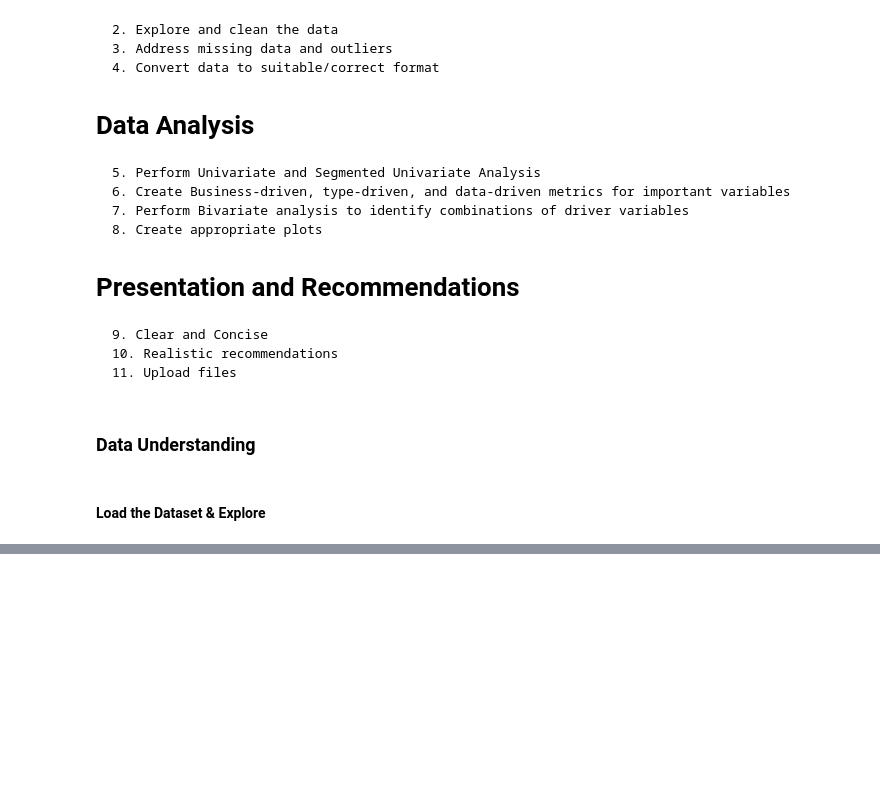
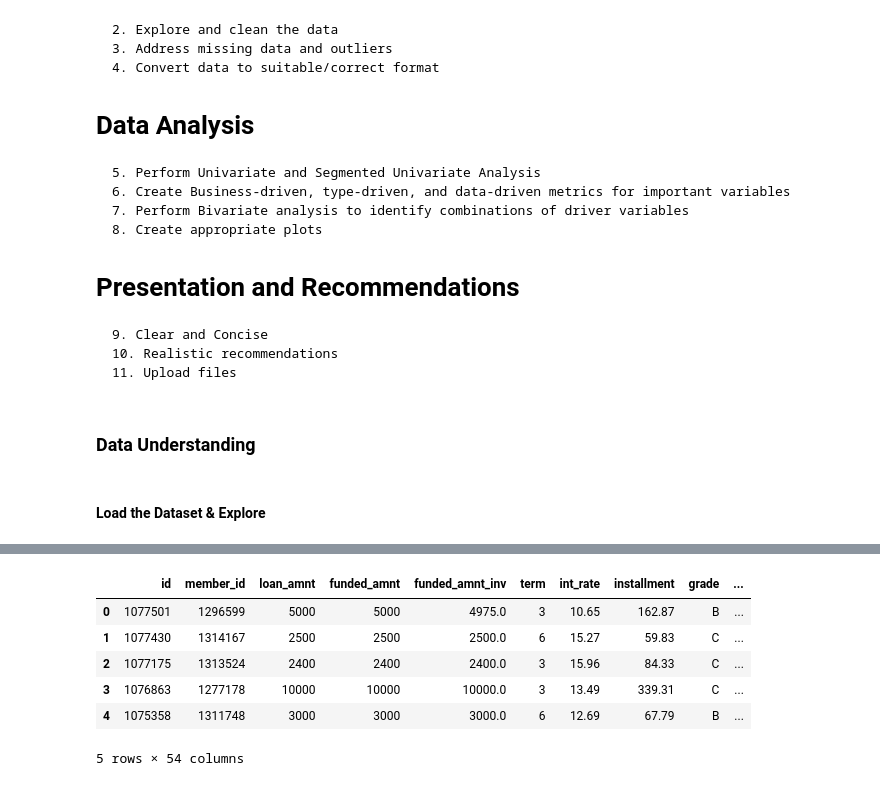
Before and after one commit to floodyc/LendingClubCaseStudy, a Jupyter notebook: LCCS.ipynb, the cells around one changed output, grey strips where cells are left out. Saved outputs shown, nothing was run; the diff lists cells and outputs as text; code cells hidden in the pictures; blank space fills up the shorter version.

```diff
--- a/LCCS.ipynb
+++ b/LCCS.ipynb
@@ -125,0 +116,2 @@ missing_check(df)
+# %%
+df2 = df_drop_columns
@@ -125,0 +148,2 @@ missing_check(df)
+# %%
+df3 = df2.drop(['next_pymnt_d', 'mths_since_last_record', 'mths_since_last_delinq'], axis=1)
@@ -145 +199,14 @@ last_credit_pull_d          object
 dtype: object
+# %%
+df3['term'] = df3['term'].str[:2]
+df3['int_rate'] = df3['int_rate'].str[:-1]
+# %%
+df3.head()
+# %% [output]
+|  | id | member_id | loan_amnt | funded_amnt | funded_amnt_inv | term | int_rate | installment | grade | ... |
+| 0 | 1077501 | 1296599 | 5000 | 5000 | 4975.0 | 3 | 10.65 | 162.87 | B | ... |
+| 1 | 1077430 | 1314167 | 2500 | 2500 | 2500.0 | 6 | 15.27 | 59.83 | C | ... |
+| 2 | 1077175 | 1313524 | 2400 | 2400 | 2400.0 | 3 | 15.96 | 84.33 | C | ... |
+| 3 | 1076863 | 1277178 | 10000 | 10000 | 10000.0 | 3 | 13.49 | 339.31 | C | ... |
+| 4 | 1075358 | 1311748 | 3000 | 3000 | 3000.0 | 6 | 12.69 | 67.79 | B | ... |
+5 rows × 54 columns
```
Also changed, not shown: parts of 19 cells of this notebook.
